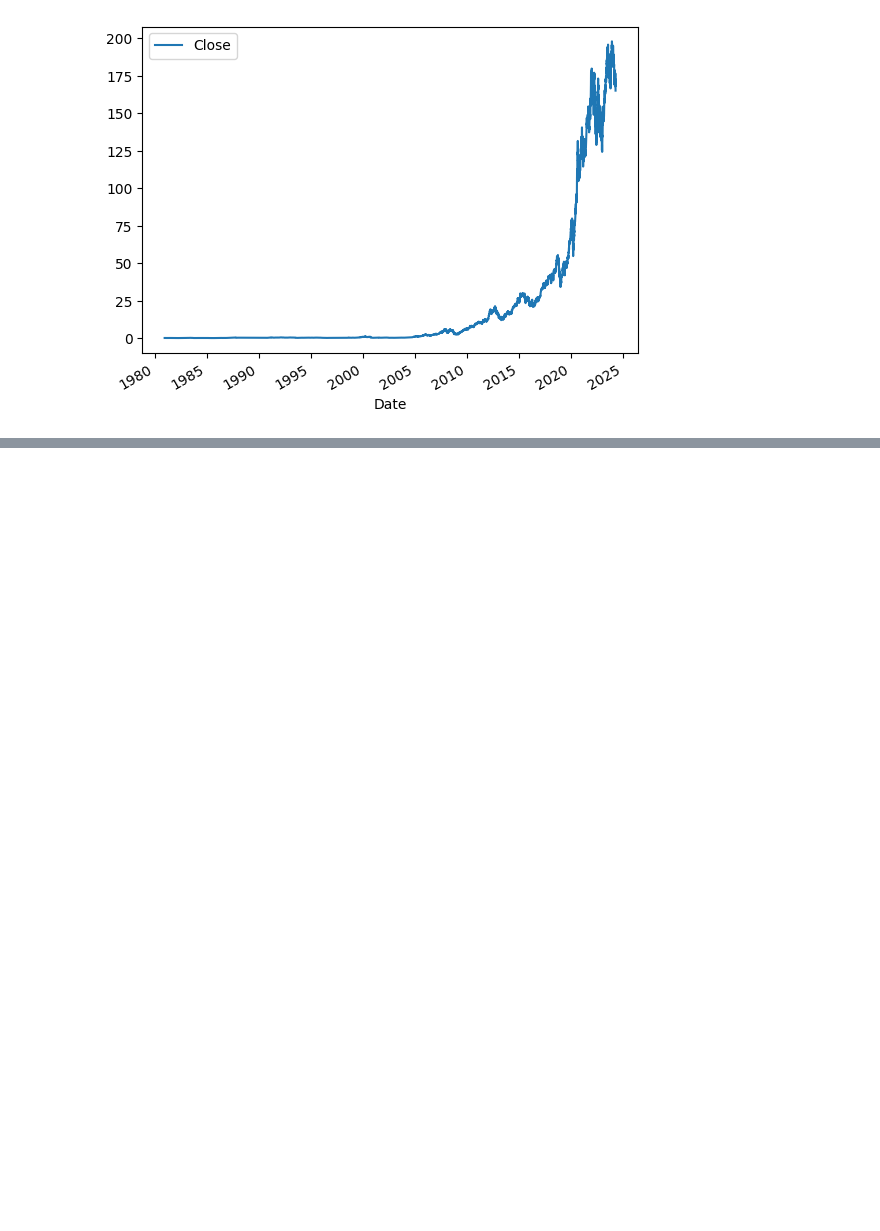
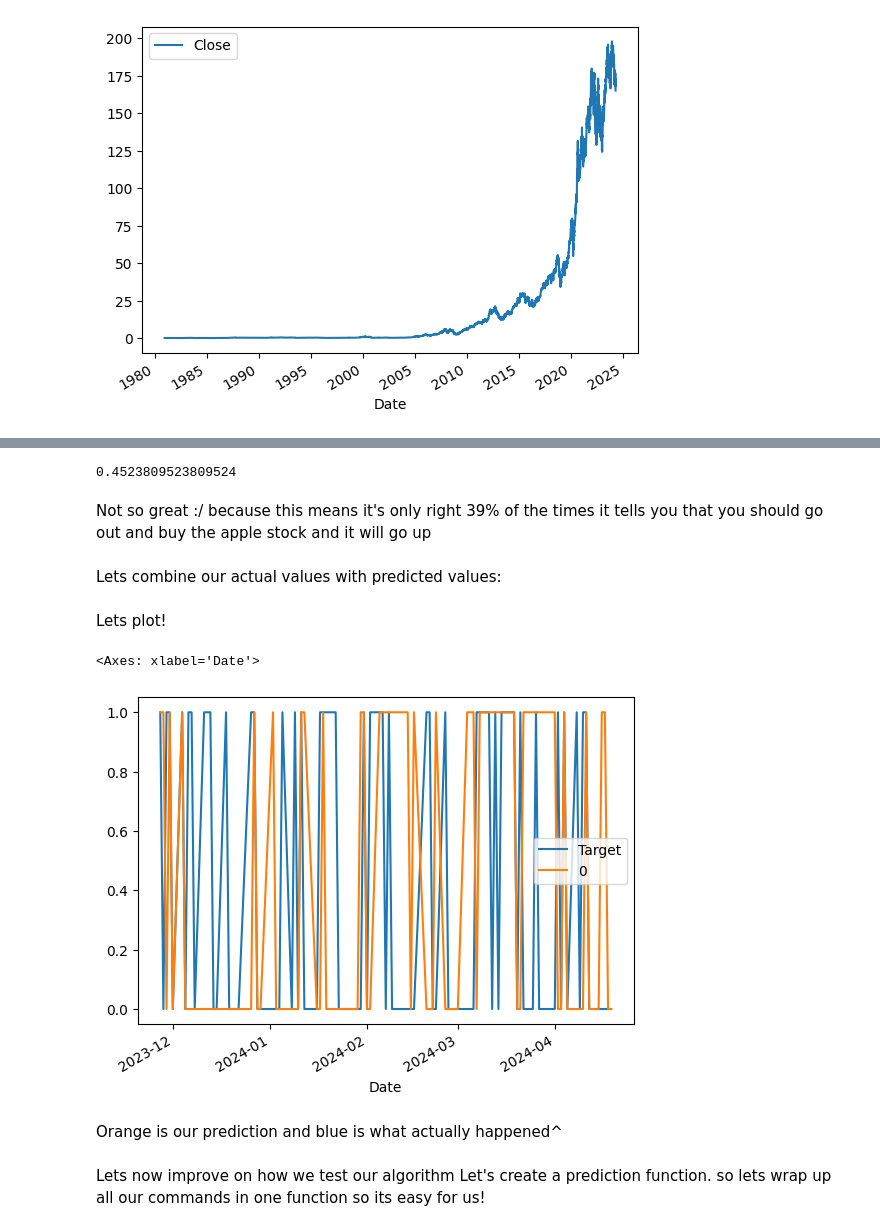
Before and after one commit to sufyanbk/ML-S-P500-Predictor, a Jupyter notebook: Apple.ipynb, the cells around one changed output, grey strips where cells are left out. Drawn from its saved outputs; the diff is of its cells as text; code cells hidden in the pictures; blank space fills up the shorter version.

Commit message:
Finished apple model

```diff
--- a/Apple.ipynb
+++ b/Apple.ipynb
@@ -36,0 +135,10 @@ sp500.plot.line(y="Close", use_index=True)
+# %%
+from sklearn.ensemble import RandomForestClassifier
+
+model = RandomForestClassifier(n_estimators=100, min_samples_split=100, random_state=1)
+
+train = apple.iloc[:-100]
+test = apple.iloc[-100:]
+
+predictors = ["Close", "Volume", "Open", "High", "Low"]
+model.fit(train[predictors], train["Target"])
@@ -36,0 +151,8 @@ sp500.plot.line(y="Close", use_index=True)
+# %%
+from sklearn.metrics import precision_score
+
+preds = model.predict(test[predictors])
+# %%
+import pandas as pd
+
+preds = pd.Series(preds, index=test.index)
@@ -36,0 +161,23 @@ sp500.plot.line(y="Close", use_index=True)
+# %%
+precision_score(test["Target"], preds)
+# %% [output]
+0.4523809523809524
+# %% [markdown]
+Not so great :/ because this means it's only right 39% of the times it tells you that you should go out and buy the apple stock and it will go up
+# %% [markdown]
+Lets combine our actual values with predicted values:
+# %%
+combined = pd.concat([test["Target"], preds], axis=1)
+# %% [markdown]
+Lets plot!
+# %%
+combined.plot()
+# %% [output]
+<Axes: xlabel='Date'>
+[figure, added]
+# %% [markdown]
+Orange is our prediction and blue is what actually happened^
+# %% [markdown]
+Lets now improve on how we test our algorithm
+Let's create a prediction function.
+so lets wrap up all our commands in one function so its easy for us!
```
Also changed, not shown: parts of 48 cells of this notebook.
